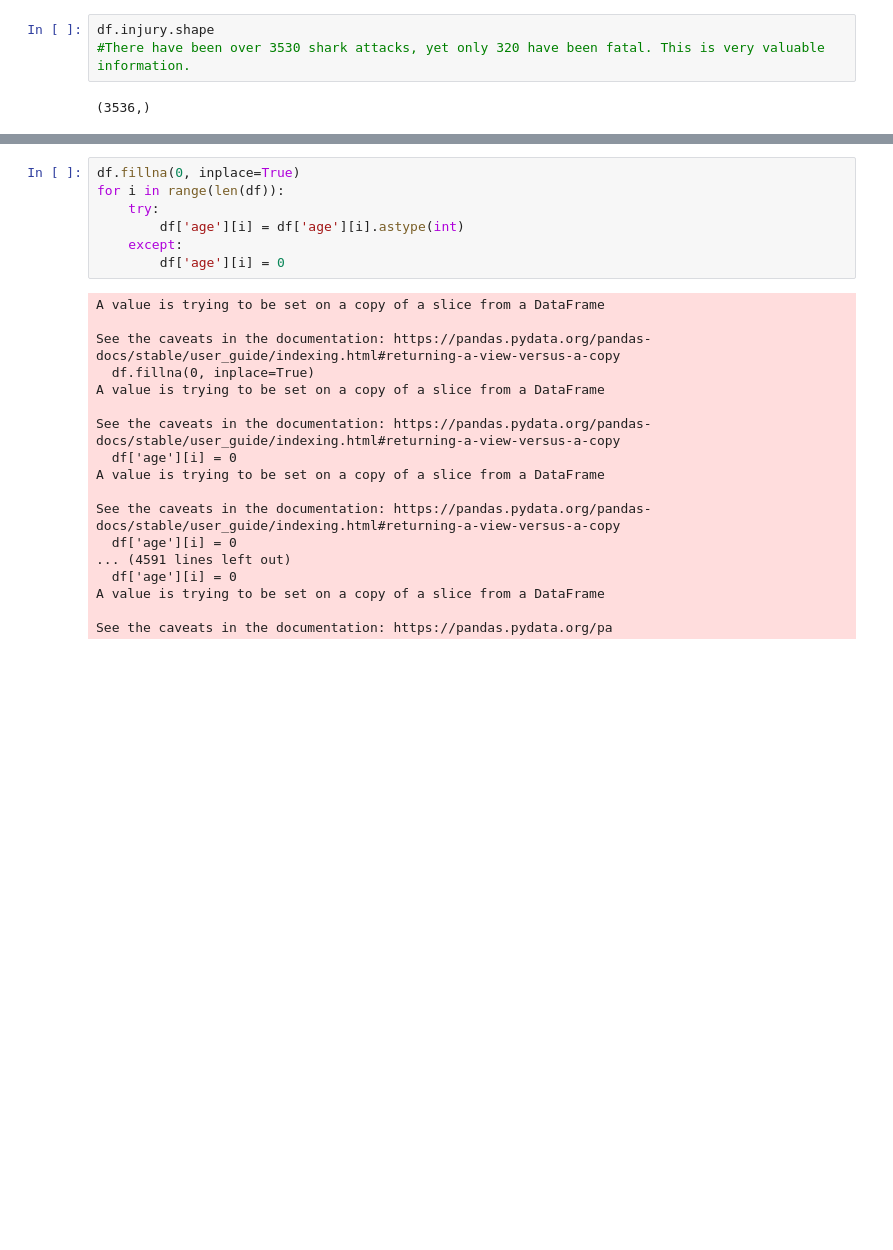
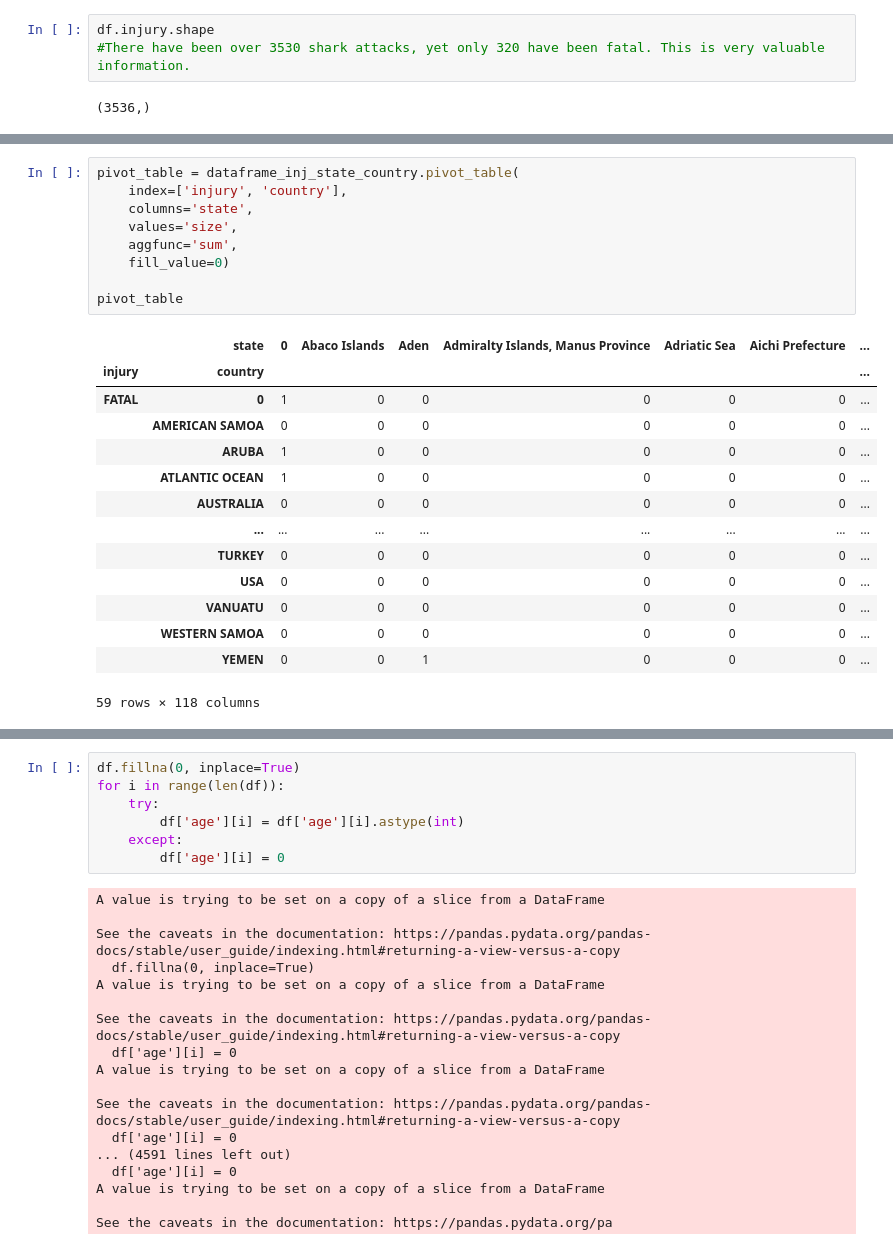
Before and after one commit to dalreensoares/shark-attack-data-analysis, a Jupyter notebook: main.ipynb, the cells around one changed output, grey strips where cells are left out. Drawn from its saved outputs; the diff is of its cells as text; blank space fills up the shorter version.

```diff
--- a/main.ipynb
+++ b/main.ipynb
@@ -540,0 +599,24 @@ df.injury.shape
+# %%
+pivot_table = dataframe_inj_state_country.pivot_table(
+    index=['injury', 'country'],
+    columns='state',
+    values='size',
+    aggfunc='sum',
+    fill_value=0)
+
+pivot_table
+# %% [output]
+|  | state | 0 | Abaco Islands | Aden | Admiralty Islands, Manus Province | Adriatic Sea | Aichi Prefecture | ... |
+| injury | country |  |  |  |  |  |  | ... |
+| FATAL | 0 | 1 | 0 | 0 | 0 | 0 | 0 | ... |
+|  | AMERICAN SAMOA | 0 | 0 | 0 | 0 | 0 | 0 | ... |
+|  | ARUBA | 1 | 0 | 0 | 0 | 0 | 0 | ... |
+|  | ATLANTIC OCEAN | 1 | 0 | 0 | 0 | 0 | 0 | ... |
+|  | AUSTRALIA | 0 | 0 | 0 | 0 | 0 | 0 | ... |
+|  | ... | ... | ... | ... | ... | ... | ... | ... |
+|  | TURKEY | 0 | 0 | 0 | 0 | 0 | 0 | ... |
+|  | USA | 0 | 0 | 0 | 0 | 0 | 0 | ... |
+|  | VANUATU | 0 | 0 | 0 | 0 | 0 | 0 | ... |
+|  | WESTERN SAMOA | 0 | 0 | 0 | 0 | 0 | 0 | ... |
+|  | YEMEN | 0 | 0 | 1 | 0 | 0 | 0 | ... |
+59 rows × 118 columns
```
Also changed, not shown: parts of 13 cells of this notebook.
